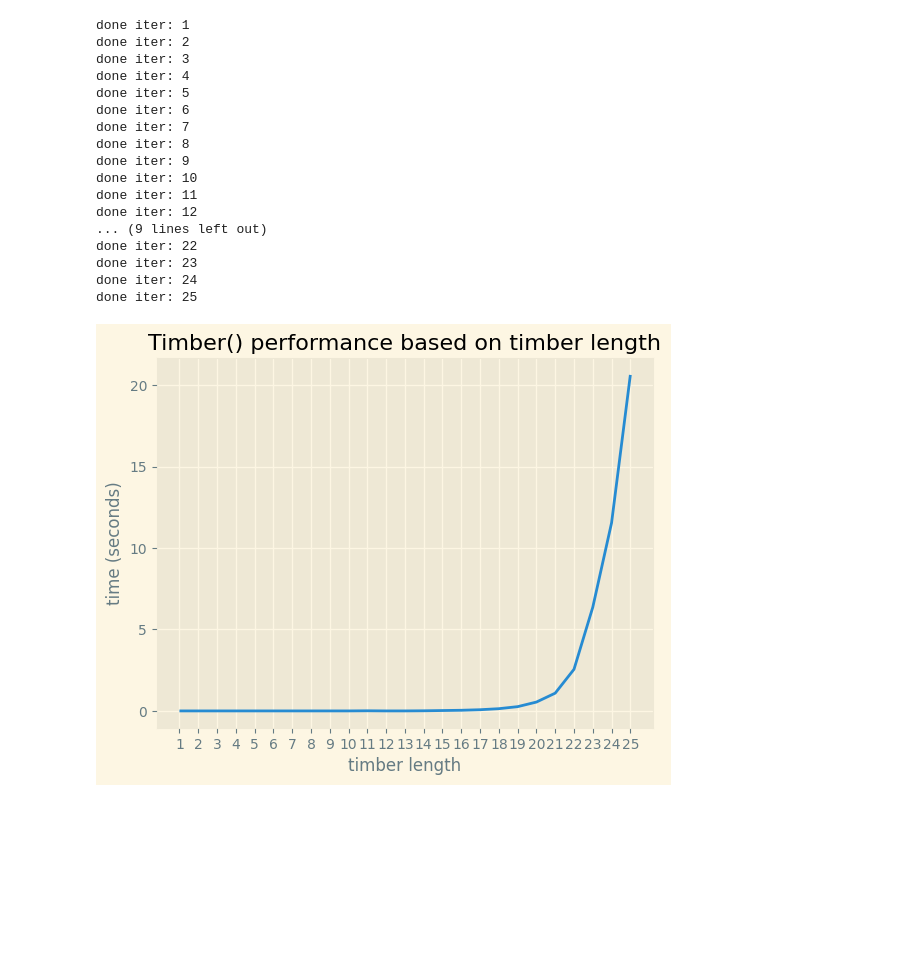
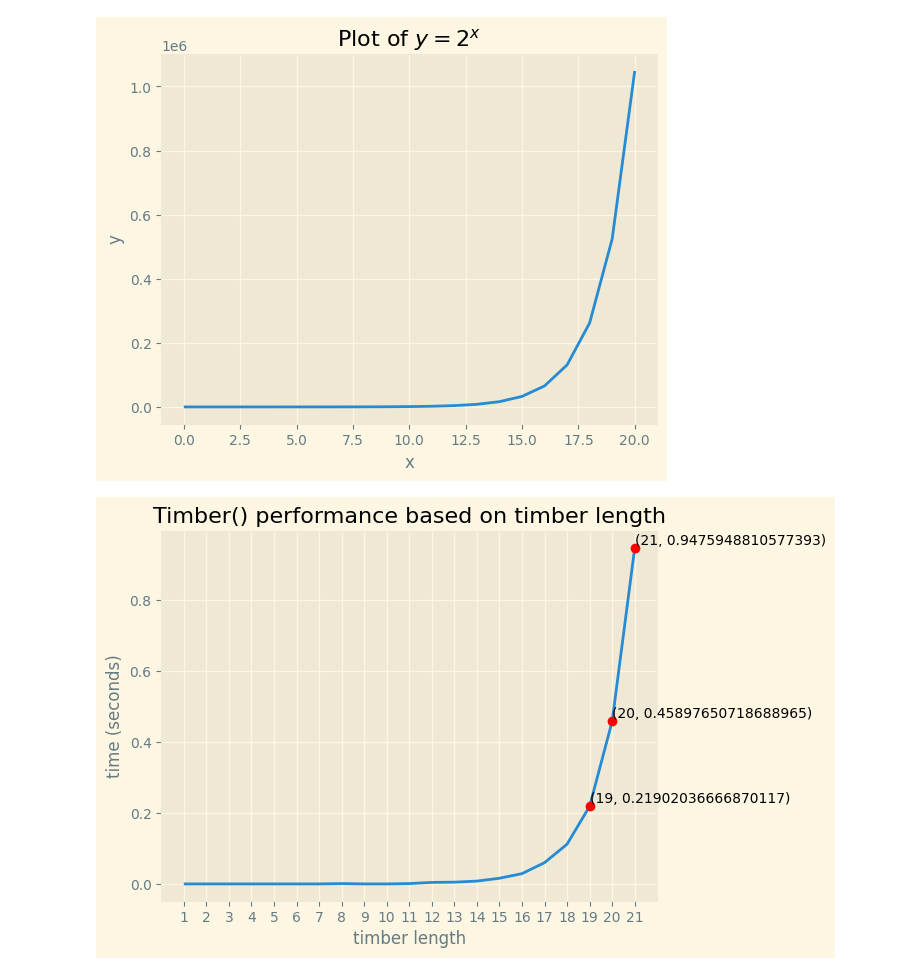
Before and after one commit to BA2183/CSCI_406_Timber_Problem, a Jupyter notebook: timber.ipynb, the cells around one changed output. Saved outputs shown, nothing was run; the diff lists cells and outputs as text; code cells hidden in the pictures; blank space fills up the shorter version.

```diff
--- a/timber.ipynb
+++ b/timber.ipynb
@@ -50,33 +51,45 @@ def perform_test(n_max, n_step):
 
     return time_arr, iter_arr
+# %%
+# Generate x values
+x_values = range(0, 21, 1)  # Adjust the range as needed
+
+# Calculate y values
+y_values = [2**x for x in x_values]
+
+# Plot the function
+plt.plot(x_values, y_values)
+
+# Add labels and title
+plt.xlabel('x')
+plt.ylabel('y')
+plt.title(r'Plot of $y = 2^x$')
+
+# Show the plot
+plt.show()
+# %% [output]
+[figure, added]
+# %%
+time_arr, iter_arr = perform_test(21, 1)
 # %%
-time_arr, iter_arr = perform_test(25, 1)
 # plot
 plt.plot(iter_arr, time_arr)
+plt.plot(iter_arr[18:], time_arr[18:], 'ro')
 plt.xticks(iter_arr)
 plt.xlabel("timber length")
 plt.ylabel("time (seconds)")
 plt.title("Timber() performance based on timber length")
+
+# Annotate the point of interest
+plt.text(iter_arr[20], time_arr[20], f'({iter_arr[20]}, {time_arr[20]})',
+         horizontalalignment='left', verticalalignment='bottom')
+plt.text(iter_arr[19], time_arr[19], f'({iter_arr[19]}, {time_arr[19]})',
+         horizontalalignment='left', verticalalignment='bottom')
+plt.text(iter_arr[18], time_arr[18], f'({iter_arr[18]}, {time_arr[18]})',
+         horizontalalignment='left', verticalalignment='bottom')
 plt.show()
 # %% [output]
-done iter: 1
-done iter: 2
-done iter: 3
-done iter: 4
-done iter: 5
-done iter: 6
-done iter: 7
-done iter: 8
-done iter: 9
-done iter: 10
-done iter: 11
-done iter: 12
-... (9 lines left out)
-done iter: 22
-done iter: 23
-done iter: 24
-done iter: 25
-[figure, old version]
+[figure, new version]
 # %%
 def perform_test_BU(n_max, n_step):
     iter_arr = []
```
Also changed, not shown: parts of 4 cells of this notebook, 4 other files.
